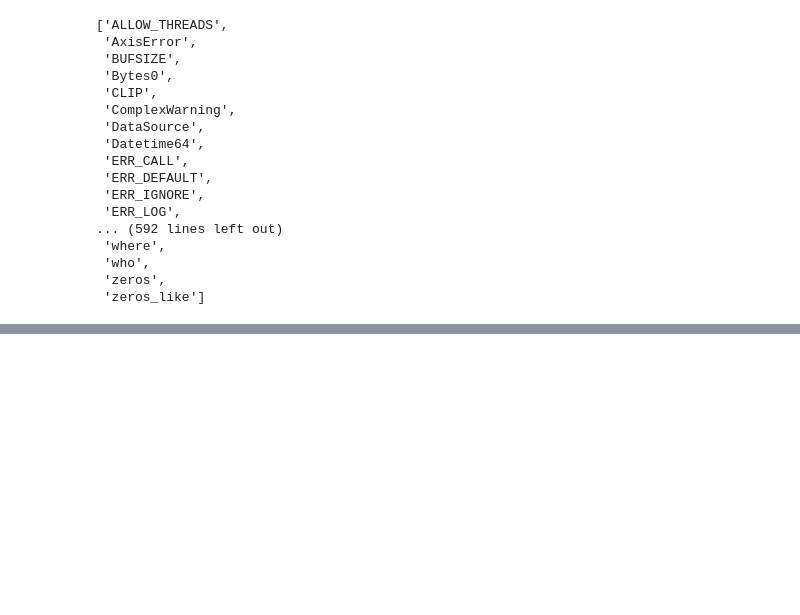
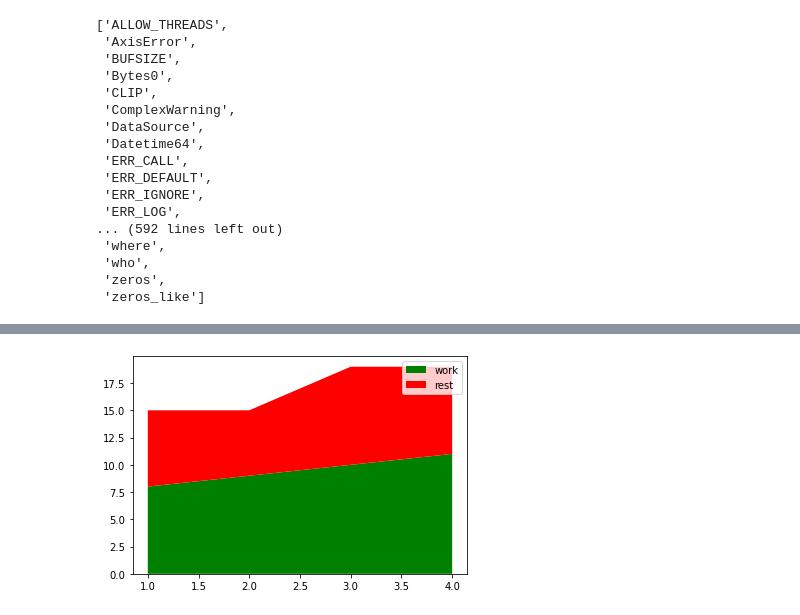
Before and after one commit to snehajabandaru/python, a Jupyter notebook: 07-02-2022.ipynb, the cells around one changed output, grey strips where cells are left out. Drawn from its saved outputs; the diff is of its cells as text; code cells hidden in the pictures; blank space fills up the shorter version.

```diff
--- a/07-02-2022.ipynb
+++ b/07-02-2022.ipynb
@@ -622,0 +811,10 @@ dir(numpy)
+# %%
+# Area plot
+days=[1,2,3,4]
+working=[8,9,10,11]
+sleeping=[7,6,9,8]
+plt.stackplot(days,working,sleeping,colors=['green','red'],labels=['work','rest'])
+plt.legend()
+plt.show()
+# %% [output]
+[figure, added]
```
Also changed, not shown: parts of 33 cells of this notebook.
